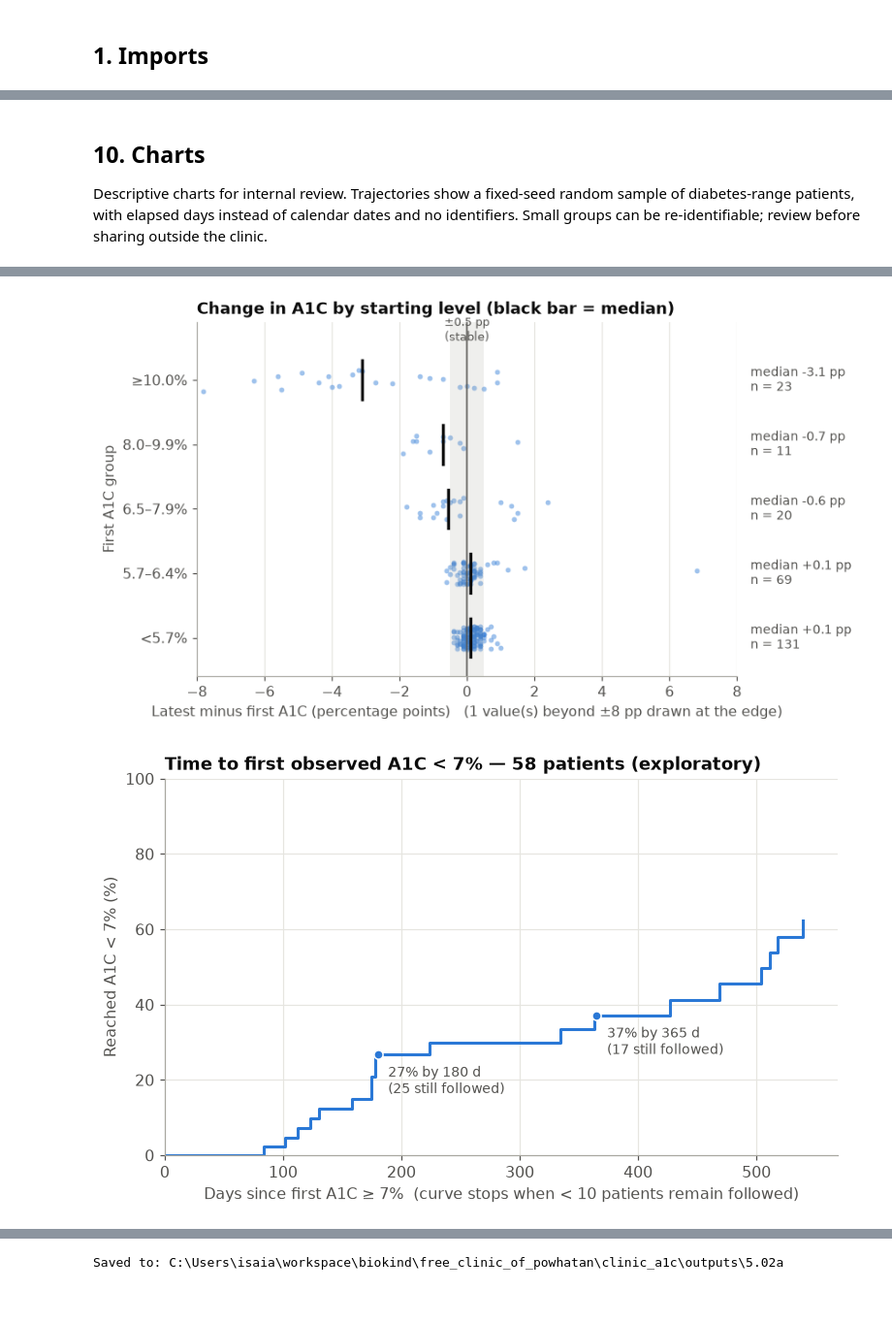
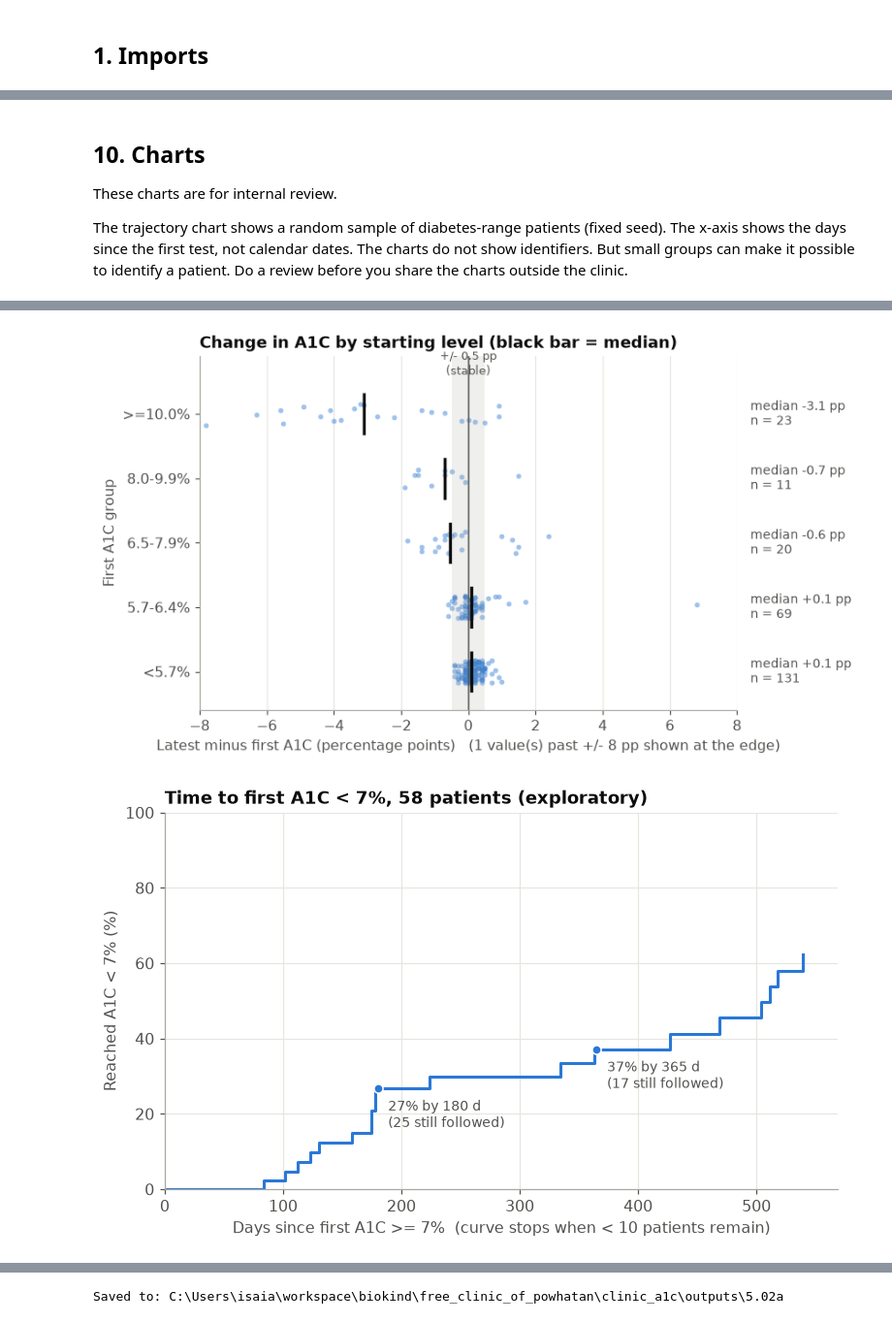
Before and after one commit to ijgarrett/clinic-a1c-analysis, a Jupyter notebook: a1c_preliminary_analysis_502a.ipynb, the cells around one changed output, grey strips where cells are left out. Shown at 97% size. Drawn from its saved outputs; the diff is of its cells as text; code cells hidden in the pictures.

Commit message:
Rewrite notebook text

```diff
--- a/a1c_preliminary_analysis_502a.ipynb
+++ b/a1c_preliminary_analysis_502a.ipynb
@@ -705,14 +695,17 @@ display(repeat_testing)
 | median_days_to_second_test (retes... | 111.5 |
 # %% [markdown]
 ## 10. Charts
-Descriptive charts for internal review. Trajectories show a fixed-seed random sample of diabetes-range patients, with elapsed days instead of calendar dates and no identifiers. Small groups can be re-identifiable; review before sharing outside the clinic.
+
+These charts are for internal review.
+
+The trajectory chart shows a random sample of diabetes-range patients (fixed seed). The x-axis shows the days since the first test, not calendar dates. The charts do not show identifiers. But small groups can make it possible to identify a patient. Do a review before you share the charts outside the clinic.
 # %%
 def finish(fig, name):
     fig.tight_layout()
     fig.savefig(OUTPUT_DIR / name, dpi=200)
     plt.show()
 
-# 1. Annual testing volume
+# 1. A1C tests per year
 fig, ax = plt.subplots(figsize=(7, 3.8))
 x = volume.index.astype(str)
 bars = ax.bar(x, volume["a1c_tests"], width=0.55, color=BLUE)
@@ -725,13 +718,13 @@ ax.grid(axis="x", visible=False)
 ax.margins(y=0.12)
 finish(fig, "01_tests_per_year.png")
 
-# 2. First vs latest (paired), diabetes-range cohort highlighted
+# 2. First A1C compared to latest A1C (paired patients)
 fig, ax = plt.subplots(figsize=(6.4, 5.8))
 other = paired[~paired["diabetes_range_at_baseline"]]
 ax.scatter(other["baseline_a1c"], other["latest_a1c"], s=18, color=MUTED, alpha=.55,
            edgecolor="white", linewidth=.5, label=f"First A1C < {DIABETES_RANGE_THRESHOLD} (n={len(other)})")
 ax.scatter(dm_paired["baseline_a1c"], dm_paired["latest_a1c"], s=30, color=BLUE, alpha=.8,
-           edgecolor="white", linewidth=.6, label=f"First A1C ≥ {DIABETES_RANGE_THRESHOLD} (n={len(dm_paired)})")
+           edgecolor="white", linewidth=.6, label=f"First A1C >= {DIABETES_RANGE_THRESHOLD} (n={len(dm_paired)})")
 lo, hi = 4, 16
 off = paired[(paired[["baseline_a1c", "latest_a1c"]] > hi).any(axis=1)]
 ax.plot([lo, hi], [lo, hi], "--", color=INK_2, linewidth=1)
@@ -742,11 +735,11 @@ if len(off):
     ax.text(hi - .1, lo + .2, f"{len(off)} patient(s) with a value > {hi}% not shown", color=INK_2,
             fontsize=8.5, ha="right")
 ax.set(xlim=(lo, hi), ylim=(lo, hi), xlabel="First A1C in period (%)", ylabel="Latest A1C (%)",
-       title=f"First vs latest A1C — {len(paired):,} patients with repeat tests")
+       title=f"First vs latest A1C, {len(paired):,} patients with repeat tests")
 ax.legend(loc="upper left")
 finish(fig, "02_first_vs_latest.png")
 
-# 3. Change by starting group (strip + median)
+# 3. Change by starting group (dots and median)
 groups = [g for g in BASELINE_LABELS if (paired["baseline_group"] == g).any()]
 XMIN, XMAX = -8, 8
 fig, ax = plt.subplots(figsize=(8, 4.6))
@@ -762,18 +755,18 @@ for i, g in enumerate(groups):
             fontsize=9, color=INK_2)
 ax.axvspan(-tol, tol, color=MUTED, alpha=.18, linewidth=0)
 ax.axvline(0, color=INK_2, linewidth=1)
-ax.text(0, len(groups) - .45, f"±{tol:g} pp\n(stable)", ha="center", va="bottom", fontsize=8.5, color=INK_2)
+ax.text(0, len(groups) - .45, f"+/- {tol:g} pp\n(stable)", ha="center", va="bottom", fontsize=8.5, color=INK_2)
 ax.set_yticks(range(len(groups)), [f"{g}%" for g in groups])
 ax.set_ylim(-.6, len(groups) - .1)
 ax.set_xlim(XMIN, XMAX)
-note = f"   ({n_clipped} value(s) beyond ±{XMAX} pp drawn at the edge)" if n_clipped else ""
+note = f"   ({n_clipped} value(s) past +/- {XMAX} pp shown at the edge)" if n_clipped else ""
 ax.set(xlabel="Latest minus first A1C (percentage points)" + note, ylabel="First A1C group",
        title="Change in A1C by starting level (black bar = median)")
 ax.grid(axis="y", visible=False)
 finish(fig, "03_change_by_starting_level.png")
 
-# 4. Time to first observed control (Kaplan–Meier, exploratory)
-# Truncate where fewer than MIN_AT_RISK patients remain: the tail estimate is unstable.
+# 4. Time to first observed control (Kaplan-Meier, exploratory).
+# Stop the curve when fewer than MIN_AT_RISK patients remain. The estimate is not stable after that.
 MIN_AT_RISK = 10
 t_all = time_to_control["time_days"]
 cutoff = max(d for d in range(0, int(t_all.max()) + 1) if t_all.ge(d).sum() >= MIN_AT_RISK)
@@ -787,12 +780,12 @@ for d in (180, 365, 730):
         ax.annotate(f"{km_at(d):.0f}% by {d} d\n({at_risk_at(d)} still followed)", (d, km_at(d)),
                     textcoords="offset points", xytext=(7, -26), fontsize=9, color=INK_2)
 ax.set(xlim=(0, cutoff + 30), ylim=(0, 100),
-       xlabel=f"Days since first A1C ≥ {threshold:g}%  (curve stops when < {MIN_AT_RISK} patients remain followed)",
+       xlabel=f"Days since first A1C >= {threshold:g}%  (curve stops when < {MIN_AT_RISK} patients remain)",
        ylabel=f"Reached A1C < {threshold:g}% (%)",
-       title=f"Time to first observed A1C < {threshold:g}% — {n_initial} patients (exploratory)")
+       title=f"Time to first A1C < {threshold:g}%, {n_initial} patients (exploratory)")
 finish(fig, "04_time_to_control.png")
 
-# 5. Trajectories, diabetes-range sample
+# 5. A1C over time for a random sample of diabetes-range patients
 sample_ids = dm_paired.sample(n=min(12, len(dm_paired)), random_state=42).index
 traj = clean[clean["patient_id"].isin(sample_ids)].join(patients[["baseline_date"]], on="patient_id")
 traj["elapsed_days"] = (traj["date"] - traj["baseline_date"]).dt.days
@@ -802,7 +795,7 @@ for _, line in traj.groupby("patient_id"):
             marker="o", markersize=3.5)
 ax.axhline(threshold, color=ORANGE, linewidth=1, linestyle=":")
 ax.set(xlabel="Days since first A1C in period", ylabel="A1C (%)",
-       title=f"A1C trajectories — random sample of {len(sample_ids)} diabetes-range patients")
+       title=f"A1C over time, random sample of {len(sample_ids)} diabetes-range patients")
 finish(fig, "05_example_trajectories.png")
 # %% [output]
 [figure]
@@ -810,2 +803,2 @@ finish(fig, "05_example_trajectories.png")
-[figure, old version]
+[figure, new version]
-[figure, old version]
+[figure, new version]
```
Also changed, not shown: parts of 26 cells of this notebook.
